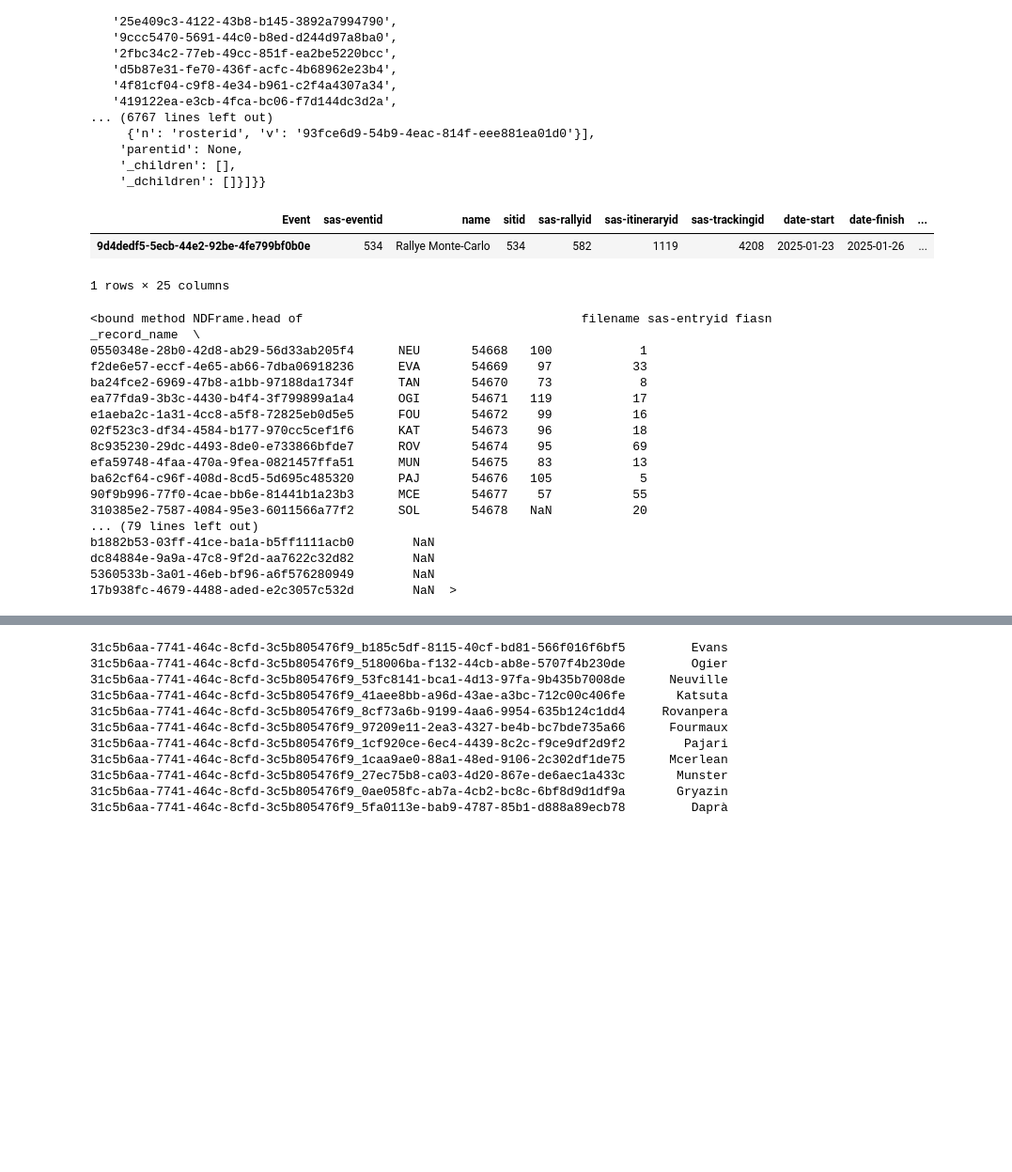
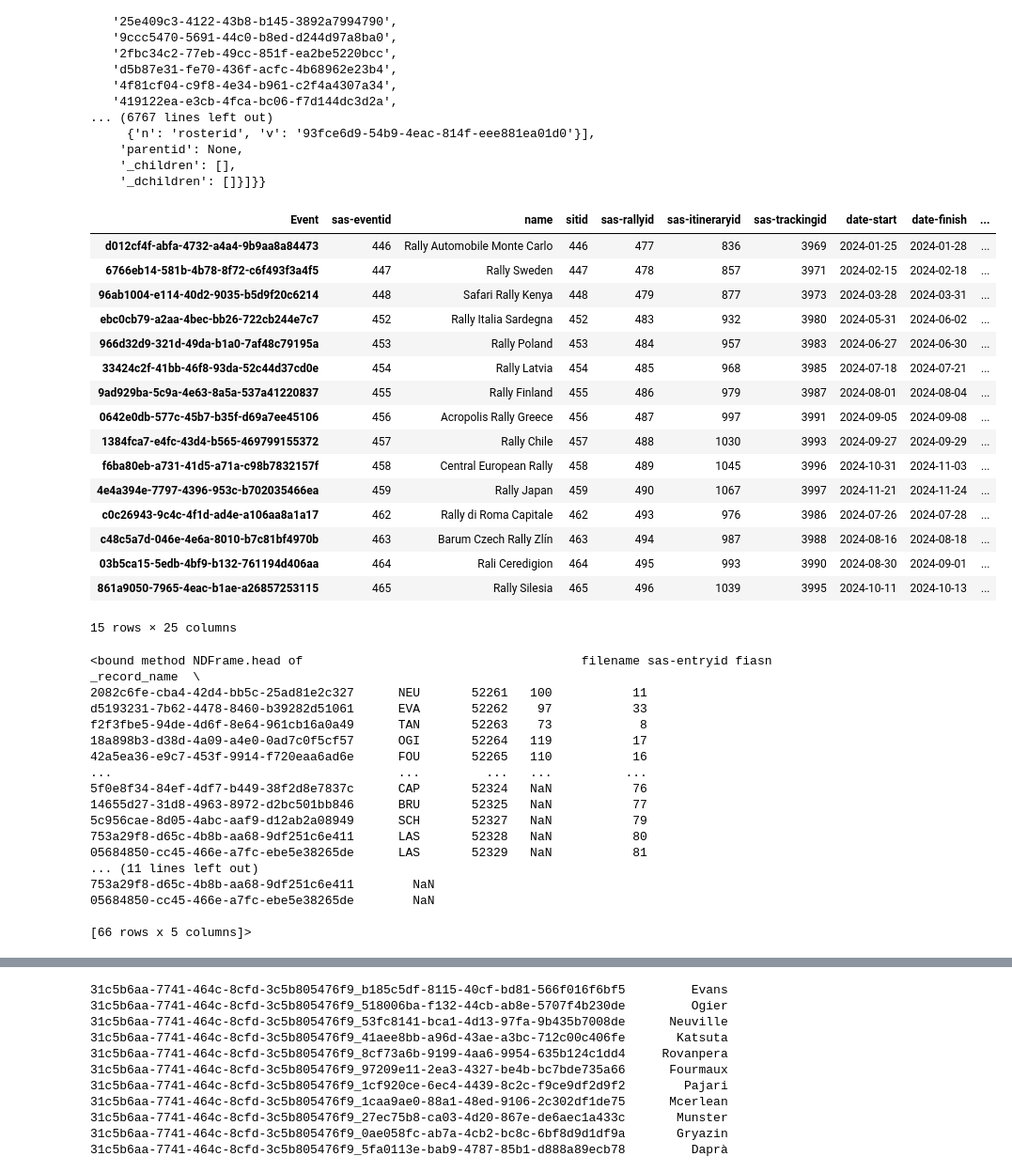
Before and after one commit to RallyDataJunkie/wrc-shinylive-geo, a Jupyter notebook: src/shinyapp/scratchpad.ipynb, the cells around one changed output, grey strips where cells are left out. Shown at 94% size. Cells and saved outputs as stored; diff of their text form; code cells hidden in the pictures; blank space fills up the shorter version.

```diff
--- a/src/shinyapp/scratchpad.ipynb
+++ b/src/shinyapp/scratchpad.ipynb
@@ -30,33 +30,51 @@ s
     '_children': [],
     '_dchildren': []}]}}
 # %%
-wrc.get_rallies_data(2025)
+wrc.get_rallies_data(2024)
 # %% [output]
 | Event | sas-eventid | name | sitid | sas-rallyid | sas-itineraryid | sas-trackingid | date-start | date-finish | ... |
-| 9d4dedf5-5ecb-44e2-92be-4fe799bf0b0e | 534 | Rallye Monte-Carlo | 534 | 582 | 1119 | 4208 | 2025-01-23 | 2025-01-26 | ... |
+| d012cf4f-abfa-4732-a4a4-9b9aa8a84473 | 446 | Rally Automobile Monte Carlo | 446 | 477 | 836 | 3969 | 2024-01-25 | 2024-01-28 | ... |
+| 6766eb14-581b-4b78-8f72-c6f493f3a4f5 | 447 | Rally Sweden | 447 | 478 | 857 | 3971 | 2024-02-15 | 2024-02-18 | ... |
+| 96ab1004-e114-40d2-9035-b5d9f20c6214 | 448 | Safari Rally Kenya | 448 | 479 | 877 | 3973 | 2024-03-28 | 2024-03-31 | ... |
+| ebc0cb79-a2aa-4bec-bb26-722cb244e7c7 | 452 | Rally Italia Sardegna | 452 | 483 | 932 | 3980 | 2024-05-31 | 2024-06-02 | ... |
+| 966d32d9-321d-49da-b1a0-7af48c79195a | 453 | Rally Poland | 453 | 484 | 957 | 3983 | 2024-06-27 | 2024-06-30 | ... |
+| 33424c2f-41bb-46f8-93da-52c44d37cd0e | 454 | Rally Latvia | 454 | 485 | 968 | 3985 | 2024-07-18 | 2024-07-21 | ... |
+| 9ad929ba-5c9a-4e63-8a5a-537a41220837 | 455 | Rally Finland | 455 | 486 | 979 | 3987 | 2024-08-01 | 2024-08-04 | ... |
+| 0642e0db-577c-45b7-b35f-d69a7ee45106 | 456 | Acropolis Rally Greece | 456 | 487 | 997 | 3991 | 2024-09-05 | 2024-09-08 | ... |
+| 1384fca7-e4fc-43d4-b565-469799155372 | 457 | Rally Chile | 457 | 488 | 1030 | 3993 | 2024-09-27 | 2024-09-29 | ... |
+| f6ba80eb-a731-41d5-a71a-c98b7832157f | 458 | Central European Rally | 458 | 489 | 1045 | 3996 | 2024-10-31 | 2024-11-03 | ... |
+| 4e4a394e-7797-4396-953c-b702035466ea | 459 | Rally Japan | 459 | 490 | 1067 | 3997 | 2024-11-21 | 2024-11-24 | ... |
+| c0c26943-9c4c-4f1d-ad4e-a106aa8a1a17 | 462 | Rally di Roma Capitale | 462 | 493 | 976 | 3986 | 2024-07-26 | 2024-07-28 | ... |
+| c48c5a7d-046e-4e6a-8010-b7c81bf4970b | 463 | Barum Czech Rally Zlín | 463 | 494 | 987 | 3988 | 2024-08-16 | 2024-08-18 | ... |
+| 03b5ca15-5edb-4bf9-b132-761194d406aa | 464 | Rali Ceredigion | 464 | 495 | 993 | 3990 | 2024-08-30 | 2024-09-01 | ... |
+| 861a9050-7965-4eac-b1ae-a26857253115 | 465 | Rally Silesia | 465 | 496 | 1039 | 3995 | 2024-10-11 | 2024-10-13 | ... |
-1 rows × 25 columns
+15 rows × 25 columns
 # %%
+#df_rosterEntry, df_car, df_biog, df_team = wrc.process_roster_data(
+#    wrc.get_rallies_data(2025), rally="Rallye Monte-Carlo"
+#)
 df_rosterEntry, df_car, df_biog, df_team = wrc.process_roster_data(
-    wrc.get_rallies_data(2025), rally="Rallye Monte-Carlo"
+    wrc.get_rallies_data(2024), rally="Rally Finland"
 )
+
 df_rosterEntry.head
 # %% [output]
 <bound method NDFrame.head of                                      filename sas-entryid fiasn _record_name  \
-0550348e-28b0-42d8-ab29-56d33ab205f4      NEU       54668   100            1
-f2de6e57-eccf-4e65-ab66-7dba06918236      EVA       54669    97           33
-ba24fce2-6969-47b8-a1bb-97188da1734f      TAN       54670    73            8
-ea77fda9-3b3c-4430-b4f4-3f799899a1a4      OGI       54671   119           17
-e1aeba2c-1a31-4cc8-a5f8-72825eb0d5e5      FOU       54672    99           16
-02f523c3-df34-4584-b177-970cc5cef1f6      KAT       54673    96           18
-8c935230-29dc-4493-8de0-e733866bfde7      ROV       54674    95           69
-efa59748-4faa-470a-9fea-0821457ffa51      MUN       54675    83           13
-ba62cf64-c96f-408d-8cd5-5d695c485320      PAJ       54676   105            5
-90f9b996-77f0-4cae-bb6e-81441b1a23b3      MCE       54677    57           55
-310385e2-7587-4084-95e3-6011566a77f2      SOL       54678   NaN           20
-... (79 lines left out)
-b1882b53-03ff-41ce-ba1a-b5ff1111acb0        NaN
-dc84884e-9a9a-47c8-9f2d-aa7622c32d82        NaN
-5360533b-3a01-46eb-bf96-a6f576280949        NaN
-17b938fc-4679-4488-aded-e2c3057c532d        NaN  >
+2082c6fe-cba4-42d4-bb5c-25ad81e2c327      NEU       52261   100           11
+d5193231-7b62-4478-8460-b39282d51061      EVA       52262    97           33
+f2f3fbe5-94de-4d6f-8e64-961cb16a0a49      TAN       52263    73            8
+18a898b3-d38d-4a09-a4e0-0ad7c0f5cf57      OGI       52264   119           17
+42a5ea36-e9c7-453f-9914-f720eaa6ad6e      FOU       52265   110           16
+...                                       ...         ...   ...          ...
+5f0e8f34-84ef-4df7-b449-38f2d8e7837c      CAP       52324   NaN           76
+14655d27-31d8-4963-8972-d2bc501bb846      BRU       52325   NaN           77
+5c956cae-8d05-4abc-aaf9-d12ab2a08949      SCH       52327   NaN           79
+753a29f8-d65c-4b8b-aa68-9df251c6e411      LAS       52328   NaN           80
+05684850-cc45-466e-a7fc-ebe5e38265de      LAS       52329   NaN           81
+... (11 lines left out)
+753a29f8-d65c-4b8b-aa68-9df251c6e411        NaN
+05684850-cc45-466e-a7fc-ebe5e38265de        NaN
+
+[66 rows x 5 columns]>
 # %%
 df_rallydata = wrc.process_rally_data(
```
Also changed, not shown: parts of 12 cells of this notebook, 2 other files.
